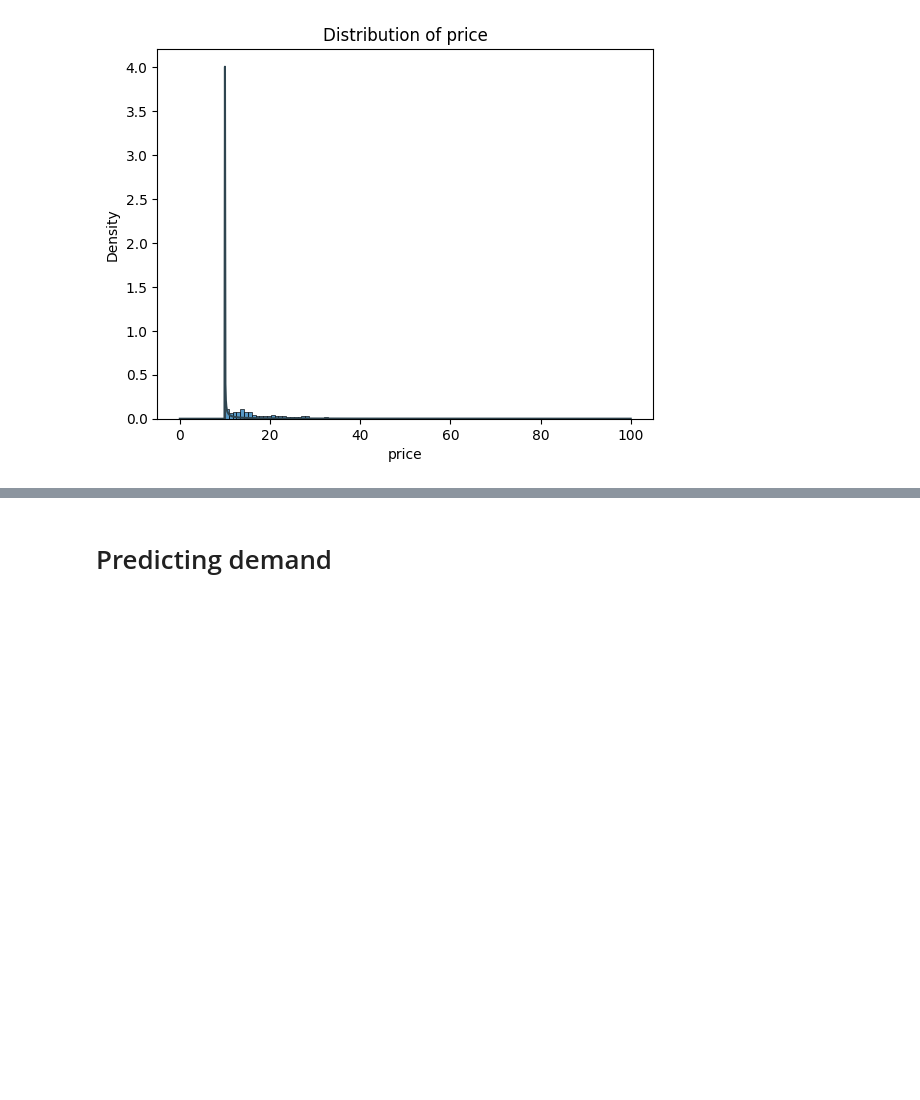
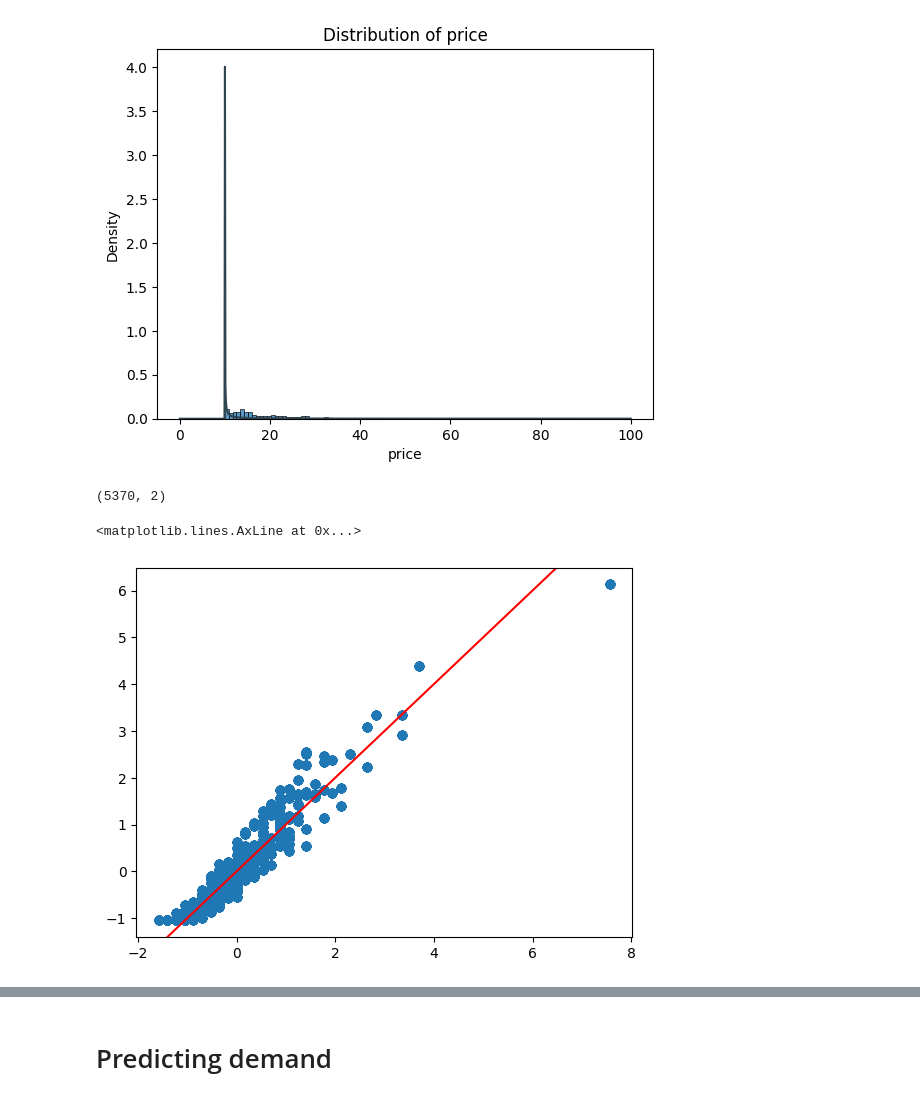
Before and after one commit to Jungar111/multi_agent_reinforcement_learning, a Jupyter notebook: notebooks/data_analysis_brooklyn.ipynb, the cells around one changed output, grey strips where cells are left out. Cells and saved outputs as stored; diff of their text form; code cells hidden in the pictures; blank space fills up the shorter version.

```diff
--- a/notebooks/data_analysis_brooklyn.ipynb
+++ b/notebooks/data_analysis_brooklyn.ipynb
@@ -129,3 +132,21 @@ pred_df = df.copy()
 pred_df["poly_travel_time"] = pred_df["travel_time"]**2
 pred_df["poly_demand"] = pred_df["demand"]**2
 pred_df["log_price"] = np.log(pred_df["price"])
+# %%
+sc = StandardScaler()
+# %%
+X = sc.fit_transform(df[["price", "travel_time"]])
+# %%
+X.shape
+# %% [output]
+(5370, 2)
+# %%
+X,y = X[:, 1:], X[:,0]
+# %%
+norm_glm = sm.GLM(y, X).fit()
+# %%
+plt.scatter(norm_glm.predict(), y)
+plt.axline((0,0), slope=1, color="red")
+# %% [output]
+<matplotlib.lines.AxLine at 0x...>
+[figure, added]
```
Also changed, not shown: parts of 17 cells of this notebook, 4 other files.
